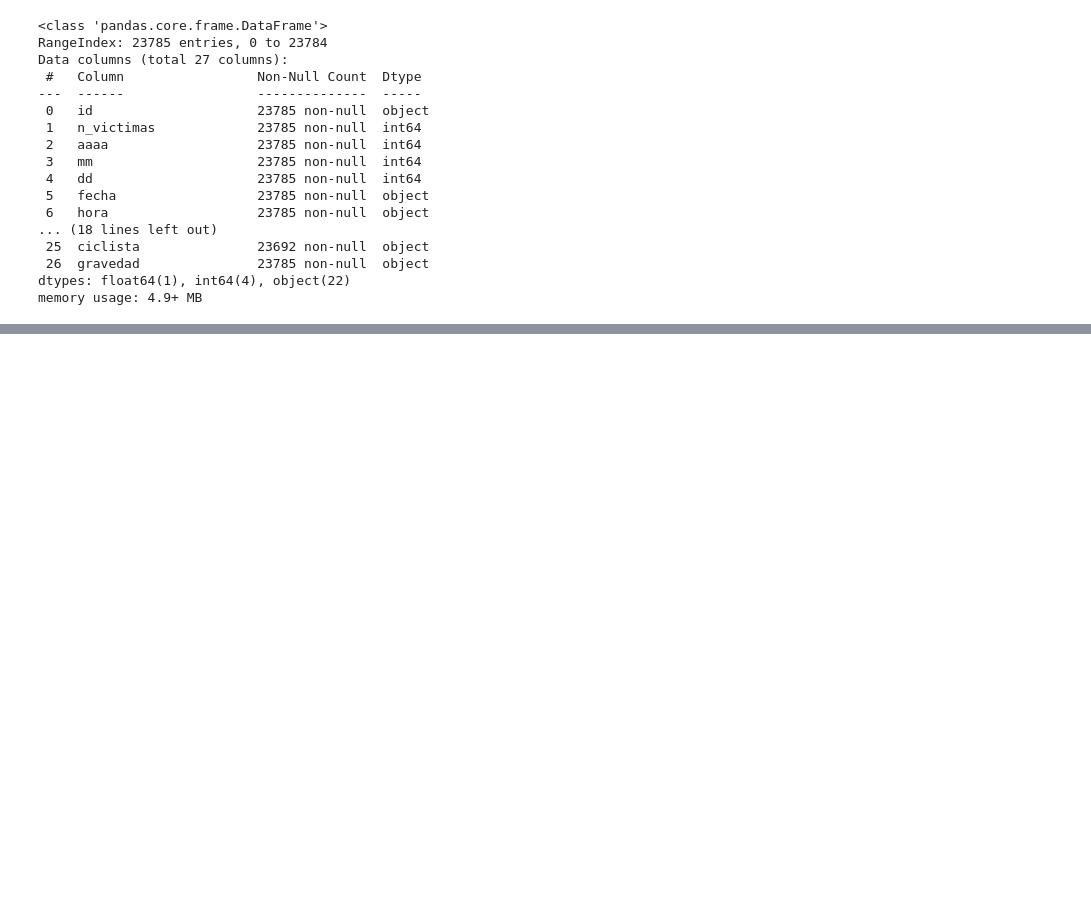
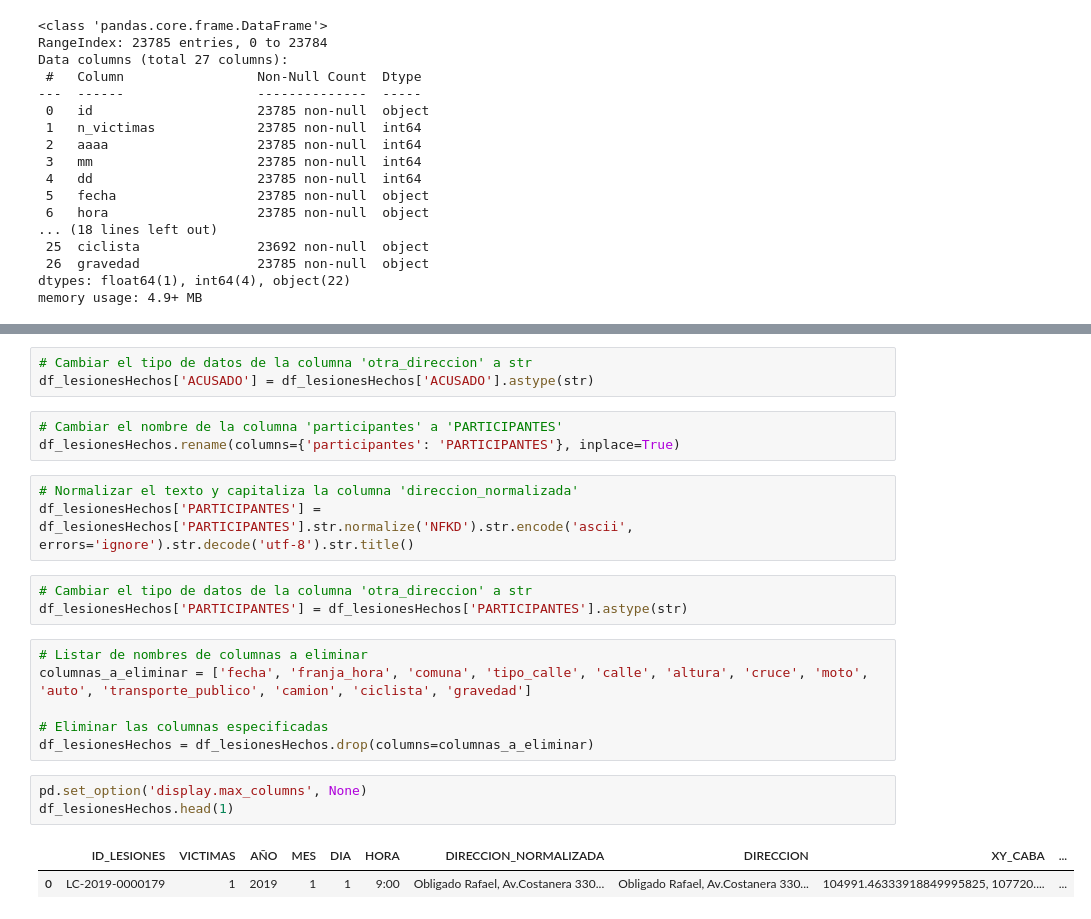
Before and after one commit to jhcatc/PI2_DA_Accidentes, a Jupyter notebook: code/etl.ipynb, the cells around one changed output, grey strips where cells are left out. Cells and saved outputs as stored; diff of their text form; blank space fills up the shorter version.

```diff
--- a/code/etl.ipynb
+++ b/code/etl.ipynb
@@ -265,0 +397,24 @@ memory usage: 4.9+ MB
+# %%
+# Cambiar el tipo de datos de la columna 'otra_direccion' a str
+df_lesionesHechos['ACUSADO'] = df_lesionesHechos['ACUSADO'].astype(str)
+# %%
+# Cambiar el nombre de la columna 'participantes' a 'PARTICIPANTES'
+df_lesionesHechos.rename(columns={'participantes': 'PARTICIPANTES'}, inplace=True)
+# %%
+# Normalizar el texto y capitaliza la columna 'direccion_normalizada'
+df_lesionesHechos['PARTICIPANTES'] = df_lesionesHechos['PARTICIPANTES'].str.normalize('NFKD').str.encode('ascii', errors='ignore').str.decode('utf-8').str.title()
+# %%
+# Cambiar el tipo de datos de la columna 'otra_direccion' a str
+df_lesionesHechos['PARTICIPANTES'] = df_lesionesHechos['PARTICIPANTES'].astype(str)
+# %%
+# Listar de nombres de columnas a eliminar
+columnas_a_eliminar = ['fecha', 'franja_hora', 'comuna', 'tipo_calle', 'calle', 'altura', 'cruce', 'moto', 'auto', 'transporte_publico', 'camion', 'ciclista', 'gravedad']
+
+# Eliminar las columnas especificadas
+df_lesionesHechos = df_lesionesHechos.drop(columns=columnas_a_eliminar)
+# %%
+pd.set_option('display.max_columns', None)
+df_lesionesHechos.head(1)
+# %% [output]
+|  | ID_LESIONES | VICTIMAS | AÑO | MES | DIA | HORA | DIRECCION_NORMALIZADA | DIRECCION | XY_CABA | ... |
+| 0 | LC-2019-0000179 | 1 | 2019 | 1 | 1 | 9:00 | Obligado Rafael, Av.Costanera 330... | Obligado Rafael, Av.Costanera 330... | 104991.46333918849995825, 107720.... | ... |
```
Also changed, not shown: parts of 49 cells of this notebook, 11 other files.
